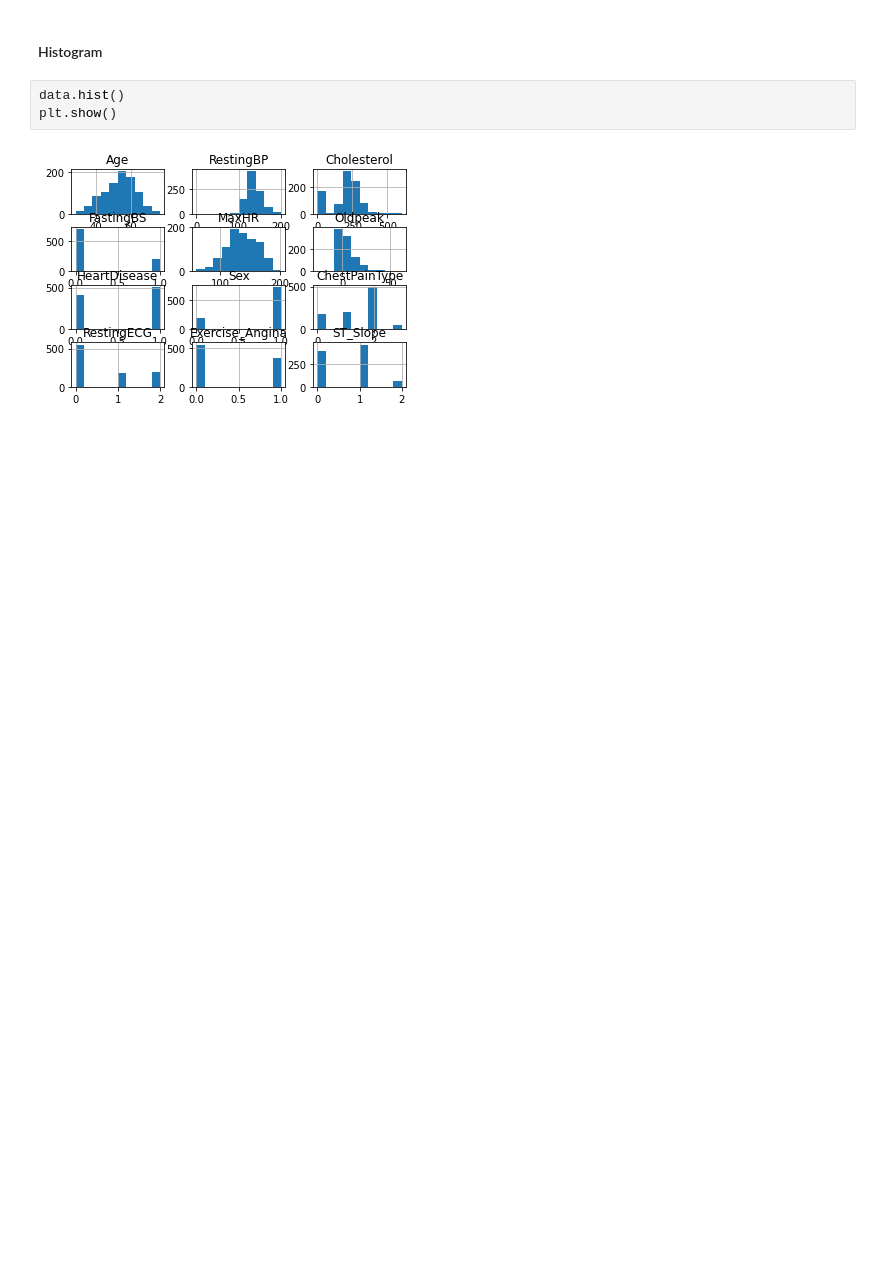
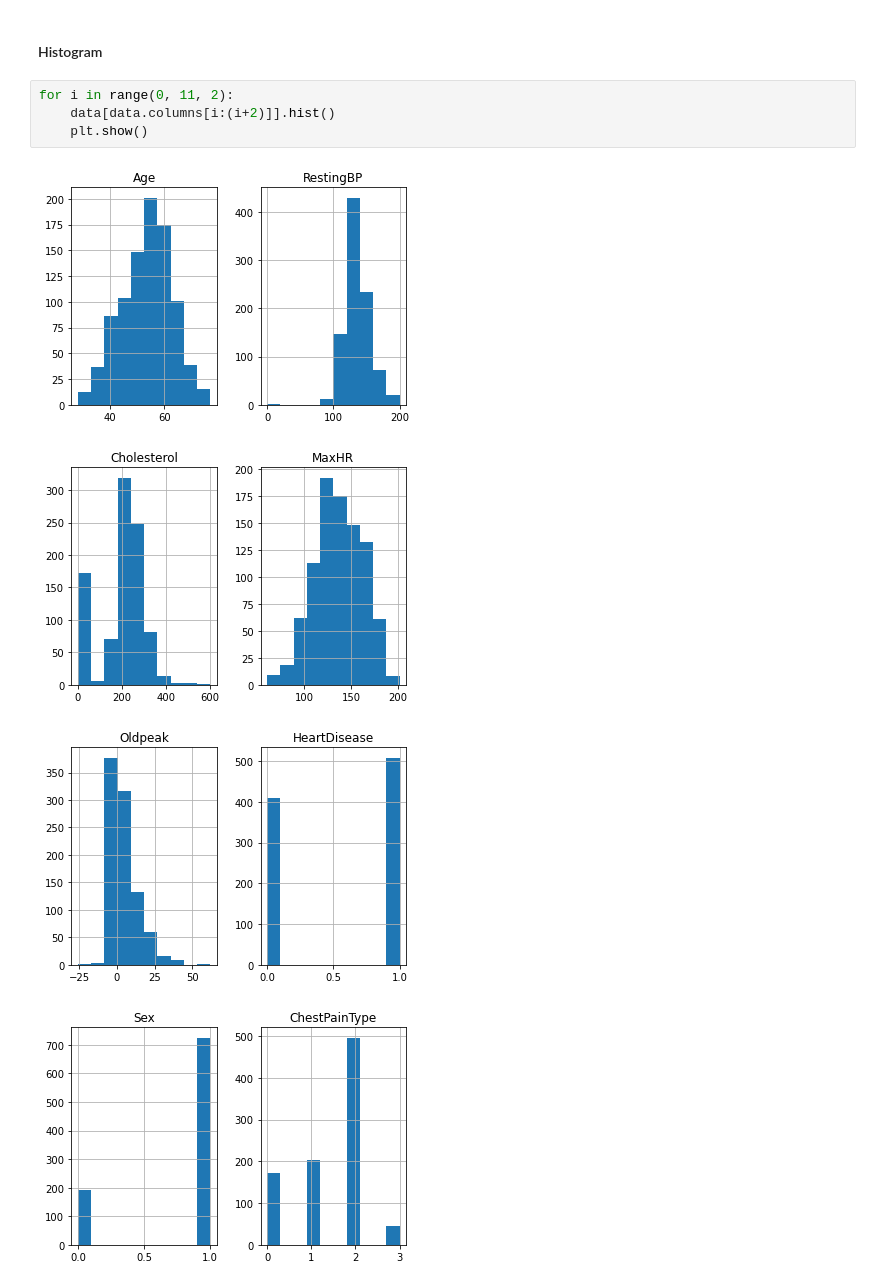
Before and after one commit to MIk1812/bigdata, a Jupyter notebook: Notebook.ipynb, the cells around one changed output. Saved outputs shown, nothing was run; the diff lists cells and outputs as text; blank space fills up the shorter version.

```diff
--- a/Notebook.ipynb
+++ b/Notebook.ipynb
@@ -57,7 +39,11 @@ max           1.000000    2.000000
 # %% [markdown]
 #### Histogram
-# %%
-data.hist()
-plt.show()
-# %% [output]
-[figure, removed]
+# %%
+for i in range(0, 11, 2):
+    data[data.columns[i:(i+2)]].hist()
+    plt.show()
+# %% [output]
+[figure, added]
+[figure, added]
+[figure, added]
+[figure, added]
```
Also changed, not shown: parts of 3 cells of this notebook.
